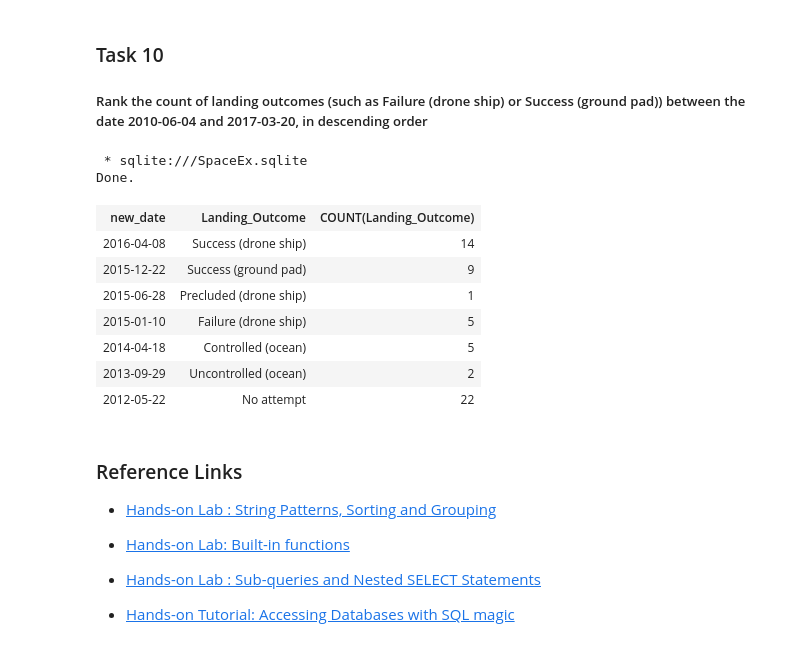
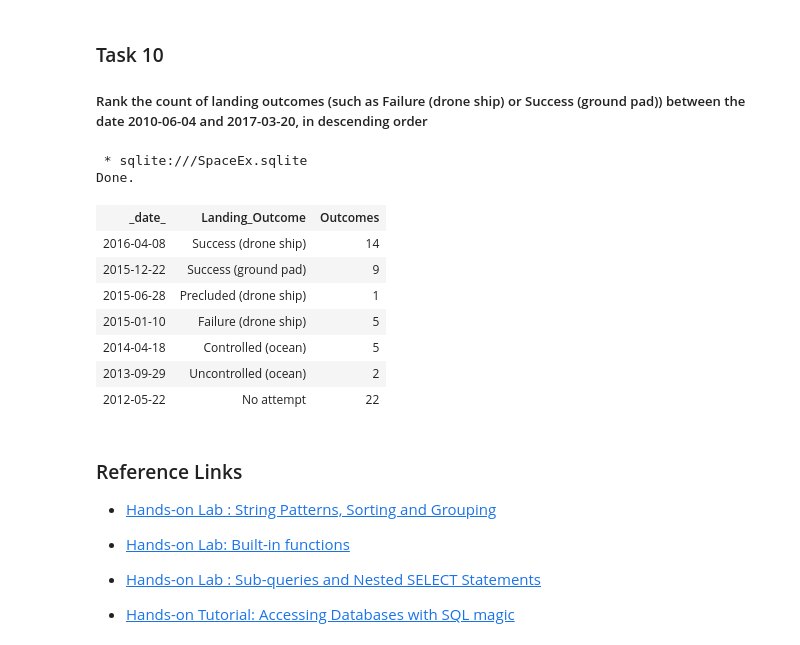
Before and after one commit to Molo-M/SpaceX_Landing_Prediction, a Jupyter notebook: SpaceX_EDA_SQL.ipynb, the cells around one changed output. Saved outputs shown, nothing was run; the diff lists cells and outputs as text; code cells hidden in the pictures.

```diff
--- a/SpaceX_EDA_SQL.ipynb
+++ b/SpaceX_EDA_SQL.ipynb
@@ -299,17 +311,17 @@ Done.
 # %%
 %%sql
 
 
-SELECT substr(Date,7,4) || '-' || substr(Date,4,2) || '-' || substr(Date,1,2) || substr(Date,11) as new_date,
-Landing_Outcome, COUNT(Landing_Outcome)
+SELECT substr(Date,7,4) || '-' || substr(Date,4,2) || '-' || substr(Date,1,2) || substr(Date,11) as _date_,
+Landing_Outcome, COUNT(Landing_Outcome) as Outcomes
 from Spacex
 GROUP BY(Landing_Outcome)
-Having (Date(new_date) > '2010-06-04' and Date(new_date) < '2017-03-20')
-ORDER BY DATE(new_date) DESC
+Having (Date(_date_) > '2010-06-04' and Date(_date_) < '2017-03-20')
+ORDER BY DATE(_date_) DESC
 # %% [output]
  * sqlite:///SpaceEx.sqlite
 Done.
-| new_date | Landing_Outcome | COUNT(Landing_Outcome) |
+| _date_ | Landing_Outcome | Outcomes |
 | 2016-04-08 | Success (drone ship) | 14 |
 | 2015-12-22 | Success (ground pad) | 9 |
 | 2015-06-28 | Precluded (drone ship) | 1 |
```
Also changed, not shown: parts of 3 cells of this notebook.
